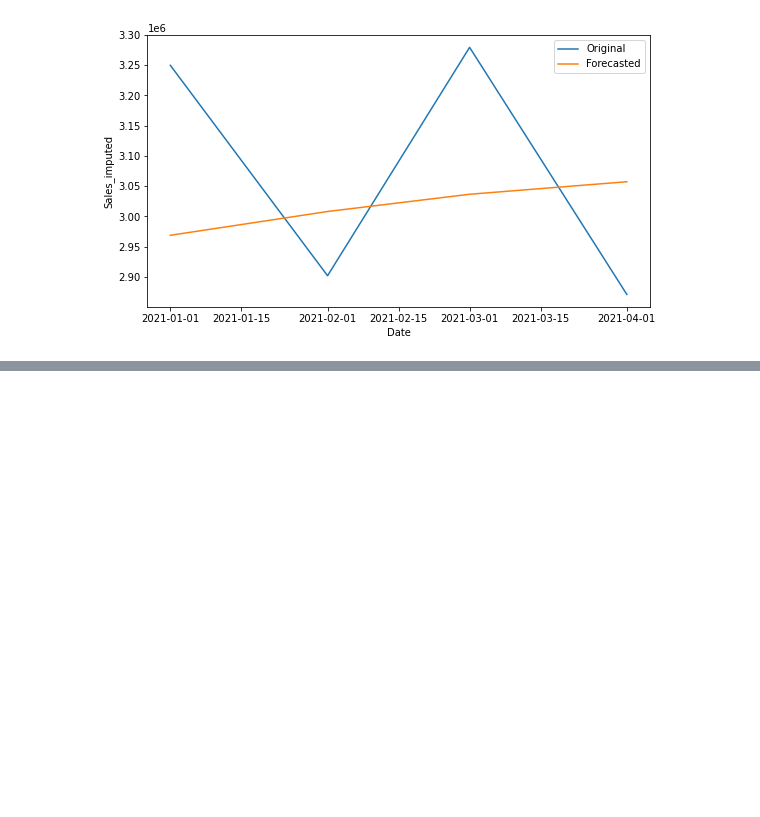
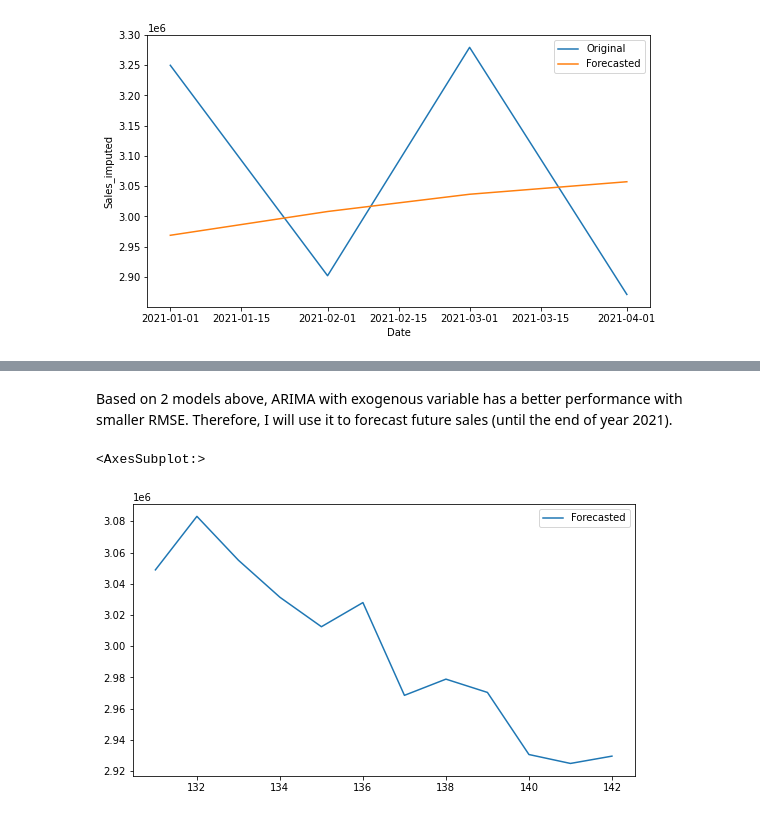
Before and after one commit to albrtwijaya/portfolio, a Jupyter notebook: IOD.ipynb, the cells around one changed output, grey strips where cells are left out. Drawn from its saved outputs; the diff is of its cells as text; code cells hidden in the pictures; blank space fills up the shorter version.

```diff
--- a/IOD.ipynb
+++ b/IOD.ipynb
@@ -510,0 +376,11 @@ Based on the model's prediction, Denki Kobo will achieve a total of 30 million g
+# %% [markdown]
+Based on 2 models above, ARIMA with exogenous variable has a better performance with smaller RMSE. Therefore, I will use it to forecast future sales (until the end of year 2021).
+# %%
+forecast_exog = [1,1,1,2,2,2,3,3,3,4,4,4]
+forecast_30mil = arima_model_fit.forecast(12, exog=forecast_exog)
+plt.figure(figsize=(9,5))
+# sns.lineplot(x='Date', y='Sales', data=df_dk_test_sales_per_month_indexed, label='Original')
+sns.lineplot(x=forecast_30mil.index, y=forecast_30mil.values, label='Forecasted')
+# %% [output]
+<AxesSubplot:>
+[figure, added]
```
Also changed, not shown: parts of 44 cells of this notebook.
